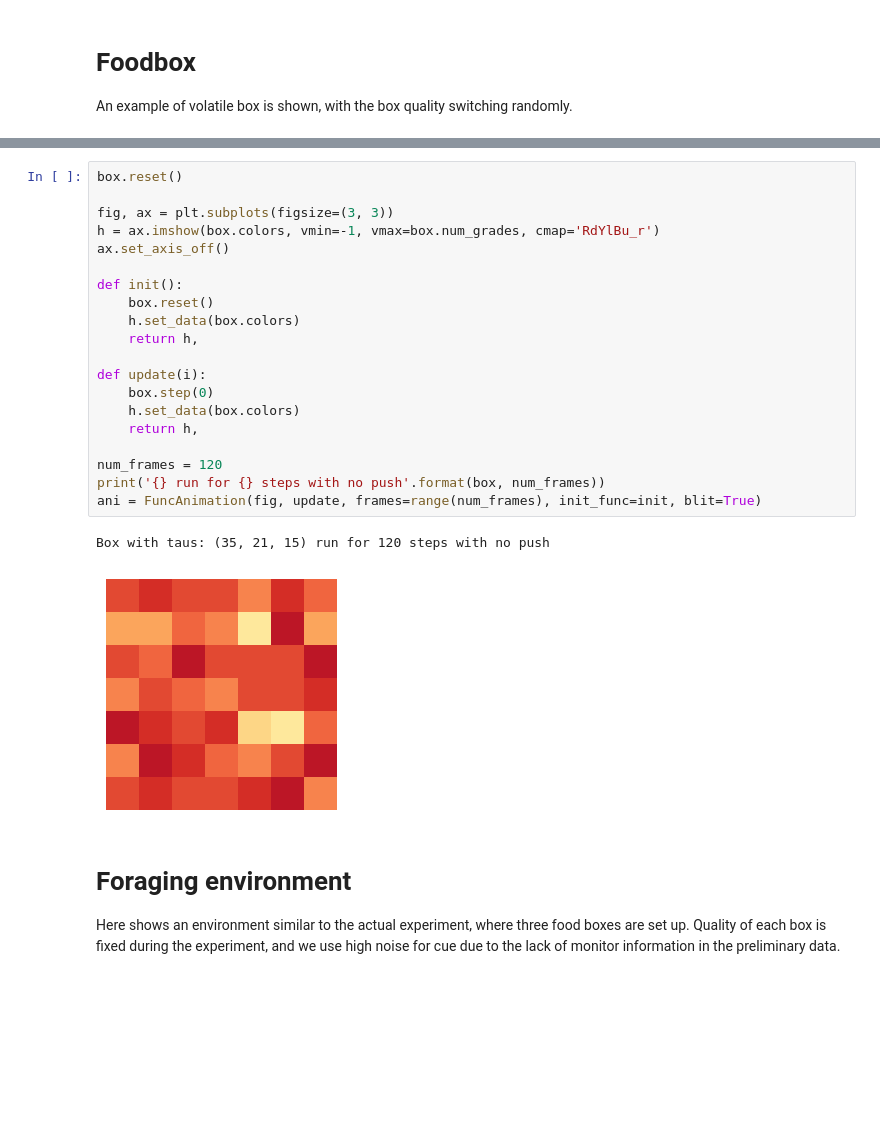
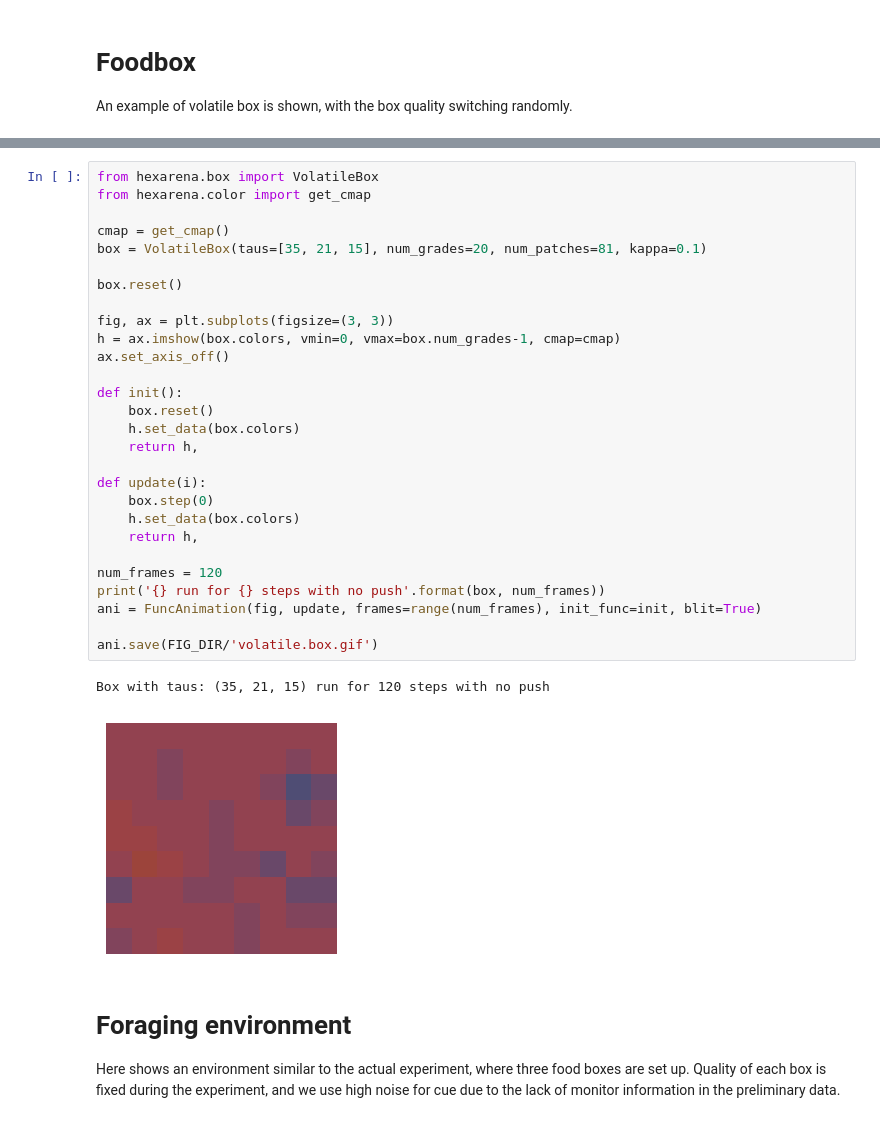
Before and after one commit to XaqLab/hex-arena, a Jupyter notebook: env-example.ipynb, the cells around one changed output, grey strips where cells are left out. Drawn from its saved outputs; the diff is of its cells as text; blank space fills up the shorter version.

```diff
--- a/env-example.ipynb
+++ b/env-example.ipynb
@@ -48,26 +36,34 @@ plt.show()
-# %%
-box.reset()
-
-fig, ax = plt.subplots(figsize=(3, 3))
-h = ax.imshow(box.colors, vmin=-1, vmax=box.num_grades, cmap='RdYlBu_r')
-ax.set_axis_off()
-
-def init():
-    box.reset()
-    h.set_data(box.colors)
-    return h,
-
-def update(i):
-    box.step(0)
-    h.set_data(box.colors)
-    return h,
-
-num_frames = 120
-print('{} run for {} steps with no push'.format(box, num_frames))
-ani = FuncAnimation(fig, update, frames=range(num_frames), init_func=init, blit=True)
-# %% [output]
-Box with taus: (35, 21, 15) run for 120 steps with no push
-[figure, removed]
+# %%
+from hexarena.box import VolatileBox
+from hexarena.color import get_cmap
+
+cmap = get_cmap()
+box = VolatileBox(taus=[35, 21, 15], num_grades=20, num_patches=81, kappa=0.1)
+
+box.reset()
+
+fig, ax = plt.subplots(figsize=(3, 3))
+h = ax.imshow(box.colors, vmin=0, vmax=box.num_grades-1, cmap=cmap)
+ax.set_axis_off()
+
+def init():
+    box.reset()
+    h.set_data(box.colors)
+    return h,
+
+def update(i):
+    box.step(0)
+    h.set_data(box.colors)
+    return h,
+
+num_frames = 120
+print('{} run for {} steps with no push'.format(box, num_frames))
+ani = FuncAnimation(fig, update, frames=range(num_frames), init_func=init, blit=True)
+
+ani.save(FIG_DIR/'volatile.box.gif')
+# %% [output]
+Box with taus: (35, 21, 15) run for 120 steps with no push
+[figure, added]
 # %% [markdown]
 # Foraging environment
 
```
Also changed, not shown: parts of 9 cells of this notebook, 4 other files.
